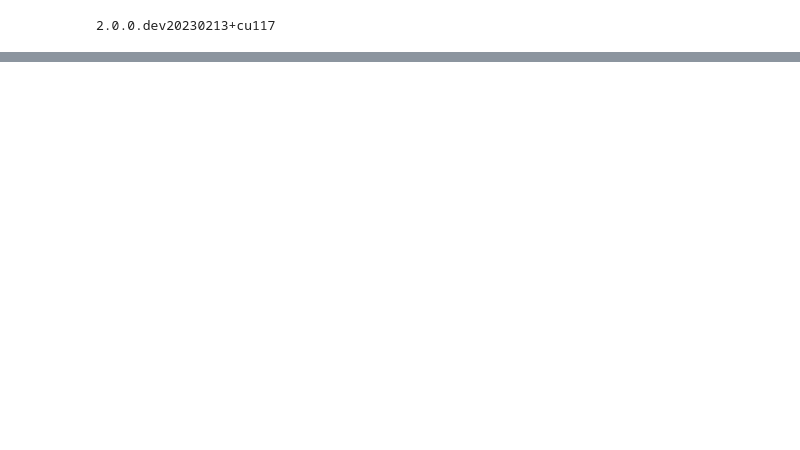
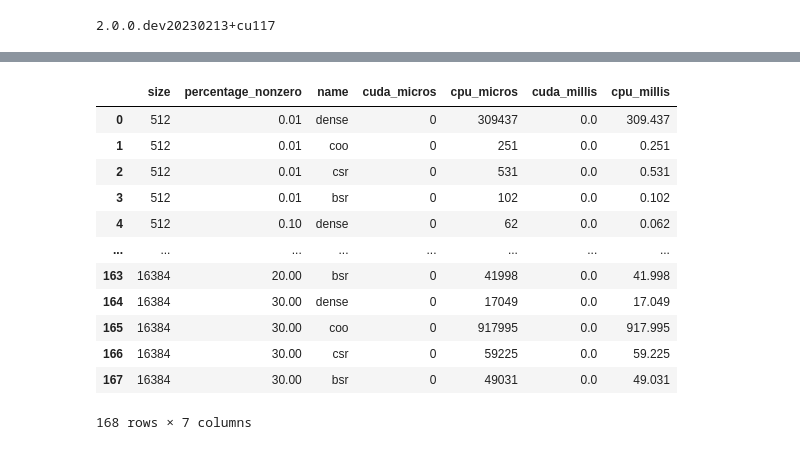
Before and after one commit to siboehm/bench, a Jupyter notebook: gpu/torch_sparse.ipynb, the cells around one changed output, grey strips where cells are left out. Cells and saved outputs as stored; diff of their text form; code cells hidden in the pictures; blank space fills up the shorter version.

```diff
--- a/gpu/torch_sparse.ipynb
+++ b/gpu/torch_sparse.ipynb
@@ -9,18 +21,20 @@ print(torch.__version__)
 # %% [output]
 2.0.0.dev20230213+cu117
 # %%
-SIZES = [128, 256, 512, 1024, 2048, 4096, 8192, 16384]
-PERCENTAGES_NONZERO = [0.01, 0.05, 0.1, 0.2, 0.5]
 DEVICE = "cuda"
+PROFILER_OUTDIR = Path("profiler_output")
+PATCH_SIZE = 16
 
 densify = lambda x: x.to_dense() if x.is_sparse else x
 cooify = lambda x : x.to_sparse_coo()
 cscify = lambda x : x.to_sparse_csc()
 csrify = lambda x : x.to_sparse_csr()
+bsrify = lambda x : x.to_sparse_bsr((16, 16))
 
 MATRIX_TYPES = [
     ("dense", densify),
     ("coo", cooify),
-    ("csc", cscify),
+    # ("csc", cscify),
     ("csr", csrify),
+    ("bsr", bsrify),
 ]
@@ -212,0 +246,20 @@ df
+# %%
+df = pd.read_csv(PROFILER_OUTDIR / "torch_sparse_results.csv")
+df["percentage_nonzero"] = (df["percentage_nonzero"] * 100)
+df["cuda_millis"] = df["cuda_micros"] / 1000
+df["cpu_millis"] = df["cpu_micros"] / 1000
+df
+# %% [output]
+|  | size | percentage_nonzero | name | cuda_micros | cpu_micros | cuda_millis | cpu_millis |
+| 0 | 512 | 0.01 | dense | 0 | 309437 | 0.0 | 309.437 |
+| 1 | 512 | 0.01 | coo | 0 | 251 | 0.0 | 0.251 |
+| 2 | 512 | 0.01 | csr | 0 | 531 | 0.0 | 0.531 |
+| 3 | 512 | 0.01 | bsr | 0 | 102 | 0.0 | 0.102 |
+| 4 | 512 | 0.10 | dense | 0 | 62 | 0.0 | 0.062 |
+| ... | ... | ... | ... | ... | ... | ... | ... |
+| 163 | 16384 | 20.00 | bsr | 0 | 41998 | 0.0 | 41.998 |
+| 164 | 16384 | 30.00 | dense | 0 | 17049 | 0.0 | 17.049 |
+| 165 | 16384 | 30.00 | coo | 0 | 917995 | 0.0 | 917.995 |
+| 166 | 16384 | 30.00 | csr | 0 | 59225 | 0.0 | 59.225 |
+| 167 | 16384 | 30.00 | bsr | 0 | 49031 | 0.0 | 49.031 |
+168 rows × 7 columns
```
Also changed, not shown: parts of 6 cells of this notebook, 6 other files.
